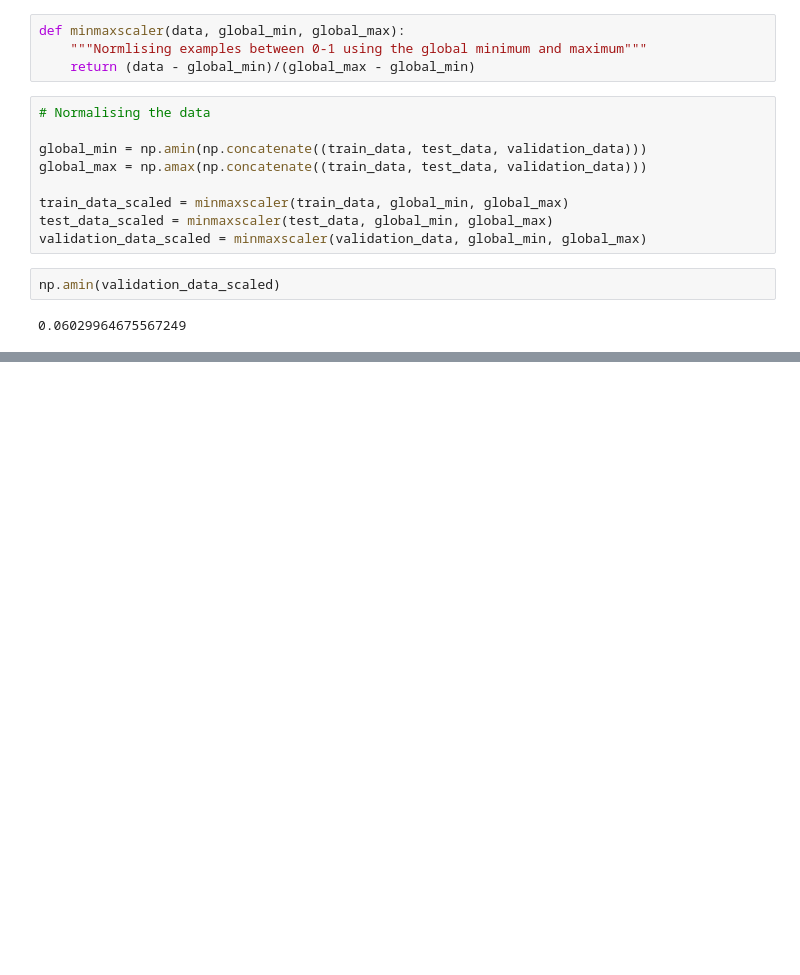
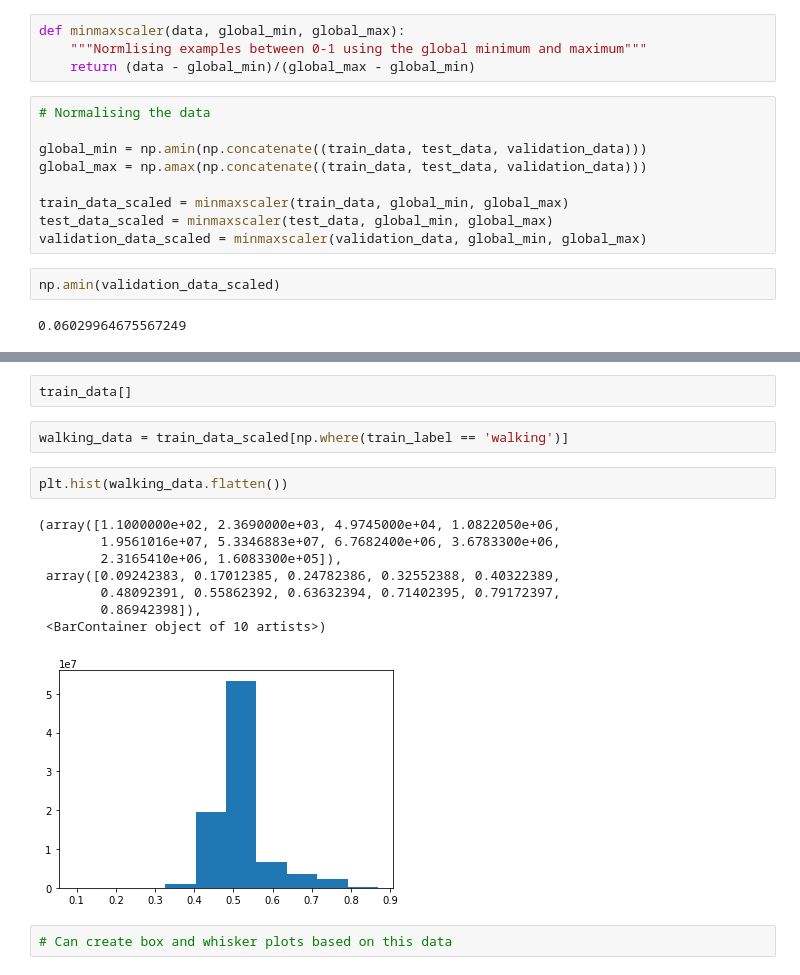
Before and after one commit to nemashy/Masters-Nyasha, a Jupyter notebook: Exploratory Data Analysis.ipynb, the cells around one changed output, grey strips where cells are left out. Saved outputs shown, nothing was run; the diff lists cells and outputs as text; blank space fills up the shorter version.

```diff
--- a/Exploratory Data Analysis.ipynb
+++ b/Exploratory Data Analysis.ipynb
@@ -68,0 +114,17 @@ np.amin(validation_data_scaled)
+# %%
+train_data[]
+# %%
+walking_data = train_data_scaled[np.where(train_label == 'walking')]
+# %%
+plt.hist(walking_data.flatten())
+# %% [output]
+(array([1.1000000e+02, 2.3690000e+03, 4.9745000e+04, 1.0822050e+06,
+        1.9561016e+07, 5.3346883e+07, 6.7682400e+06, 3.6783300e+06,
+        2.3165410e+06, 1.6083300e+05]),
+ array([0.09242383, 0.17012385, 0.24782386, 0.32552388, 0.40322389,
+        0.48092391, 0.55862392, 0.63632394, 0.71402395, 0.79172397,
+        0.86942398]),
+ <BarContainer object of 10 artists>)
+[figure, added]
+# %%
+# Can create box and whisker plots based on this data
```
Also changed, not shown: parts of 6 cells of this notebook.
